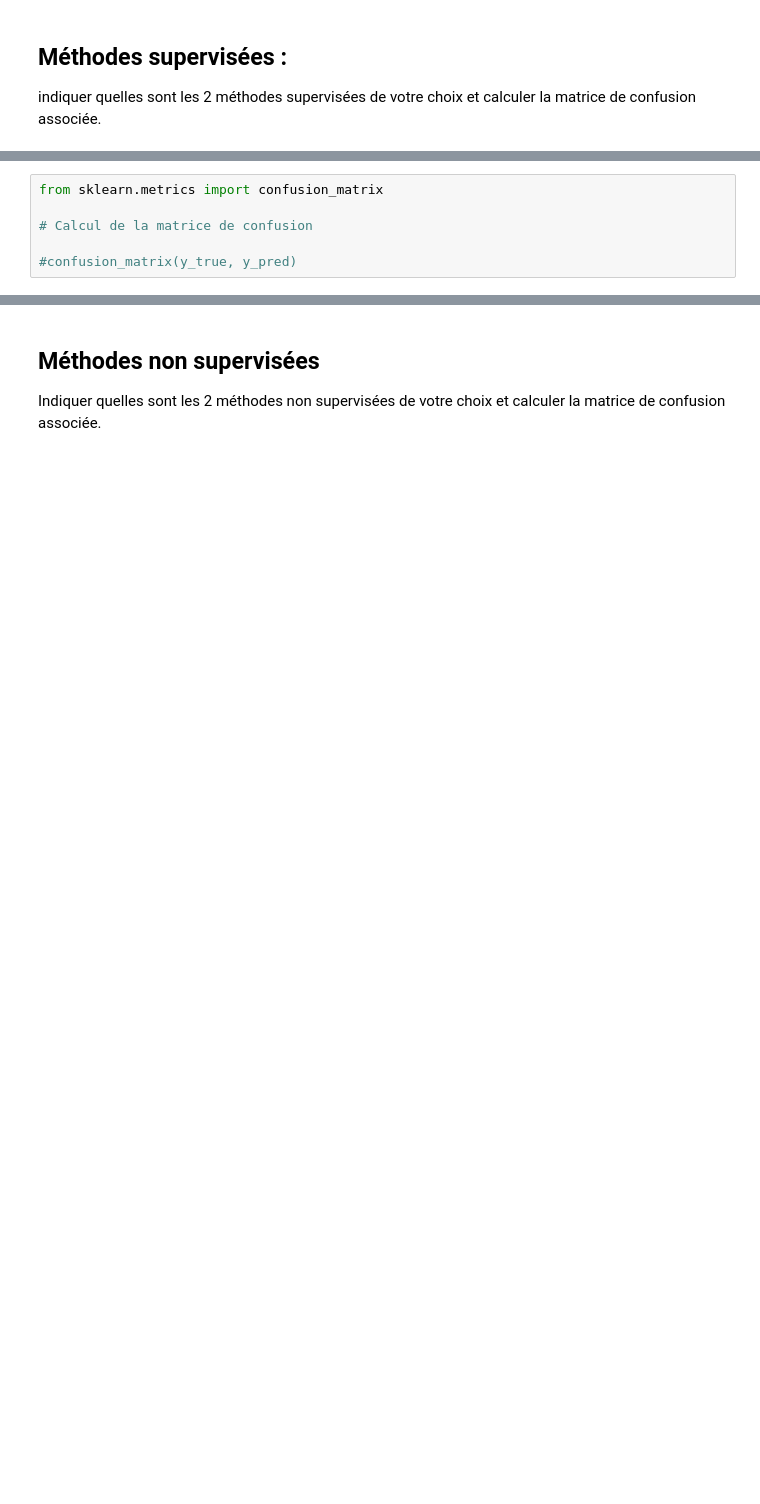
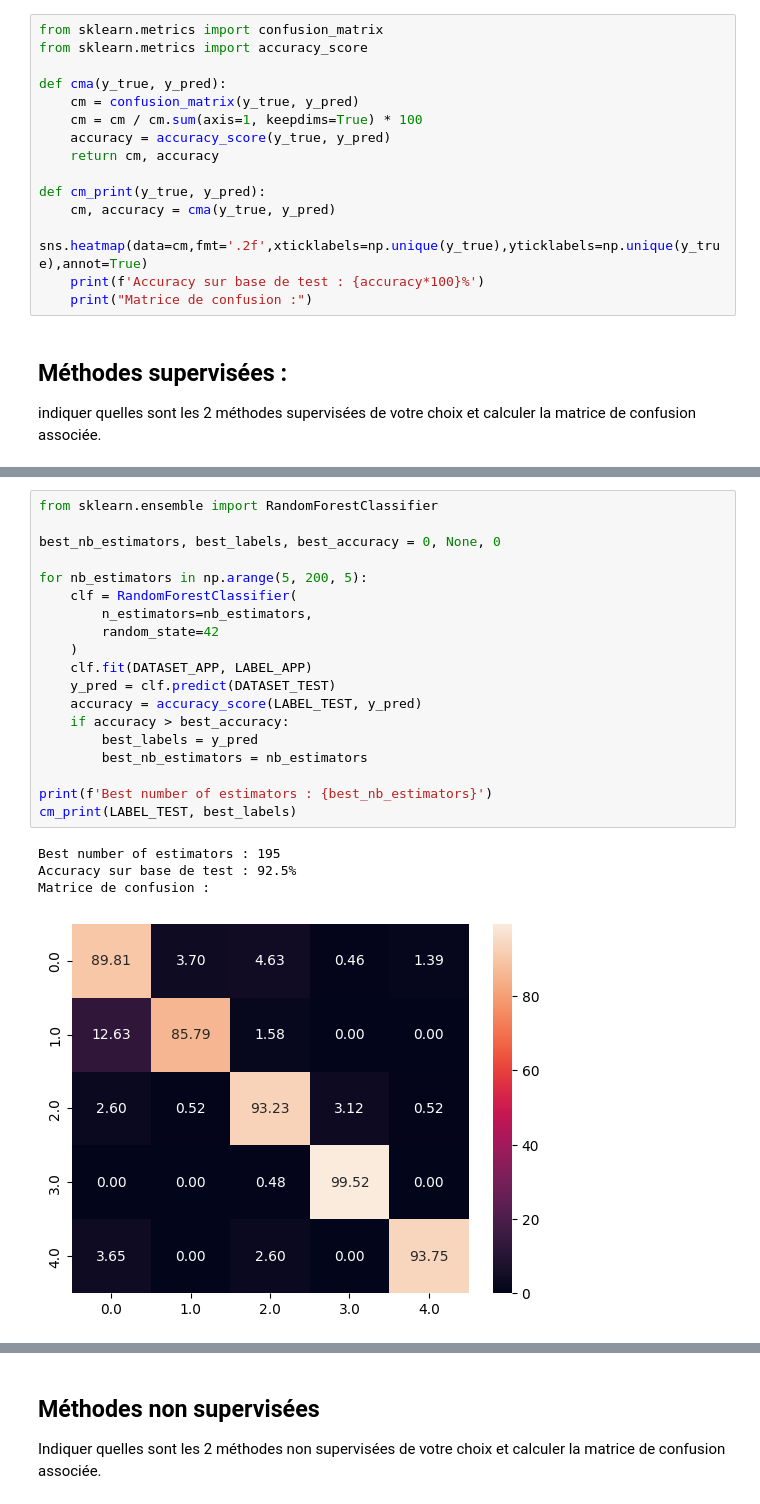
Before and after one commit to LeopoldLopez/DAC2, a Jupyter notebook: ProjetIA_version_pour_de_vrai.ipynb, the cells around one changed output, grey strips where cells are left out. Cells and saved outputs as stored; diff of their text form; blank space fills up the shorter version.

```diff
--- a/ProjetIA_version_pour_de_vrai.ipynb
+++ b/ProjetIA_version_pour_de_vrai.ipynb
@@ -220,3 +268,18 @@ Pour chaque résultat obtenu, calculer la matrice de confusion et interpréter l
+# %%
+from sklearn.metrics import confusion_matrix
+from sklearn.metrics import accuracy_score
+
+def cma(y_true, y_pred):
+    cm = confusion_matrix(y_true, y_pred)
+    cm = cm / cm.sum(axis=1, keepdims=True) * 100
+    accuracy = accuracy_score(y_true, y_pred)
+    return cm, accuracy
+
+def cm_print(y_true, y_pred):
+    cm, accuracy = cma(y_true, y_pred)
+    sns.heatmap(data=cm,fmt='.2f',xticklabels=np.unique(y_true),yticklabels=np.unique(y_true),annot=True)
+    print(f'Accuracy sur base de test : {accuracy*100}%')
+    print("Matrice de confusion :")
 # %% [markdown]
 ## Méthodes supervisées  :
 indiquer quelles sont les 2 méthodes supervisées de votre choix et calculer la matrice de confusion associée.
@@ -223,6 +288,24 @@ indiquer quelles sont les 2 méthodes supervisées de votre choix et calculer la
 # %%
-from sklearn.metrics import confusion_matrix
+from sklearn.ensemble import RandomForestClassifier
 
-# Calcul de la matrice de confusion
+best_nb_estimators, best_labels, best_accuracy = 0, None, 0
 
-#confusion_matrix(y_true, y_pred)
+for nb_estimators in np.arange(5, 200, 5):
+    clf = RandomForestClassifier(
+        n_estimators=nb_estimators,
+        random_state=42
+    )
+    clf.fit(DATASET_APP, LABEL_APP)
+    y_pred = clf.predict(DATASET_TEST)
+    accuracy = accuracy_score(LABEL_TEST, y_pred)
+    if accuracy > best_accuracy:
+        best_labels = y_pred
+        best_nb_estimators = nb_estimators
+
+print(f'Best number of estimators : {best_nb_estimators}')
+cm_print(LABEL_TEST, best_labels)
+# %% [output]
+Best number of estimators : 195
+Accuracy sur base de test : 92.5%
+Matrice de confusion :
+[figure, added]
```
Also changed, not shown: parts of 28 cells of this notebook, 3 other files.
